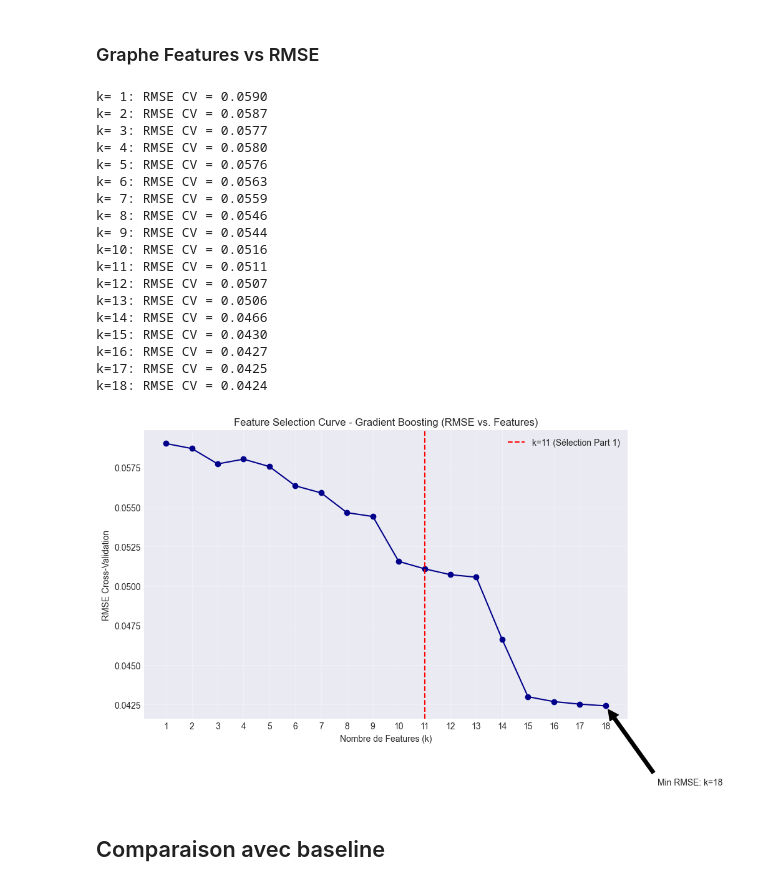
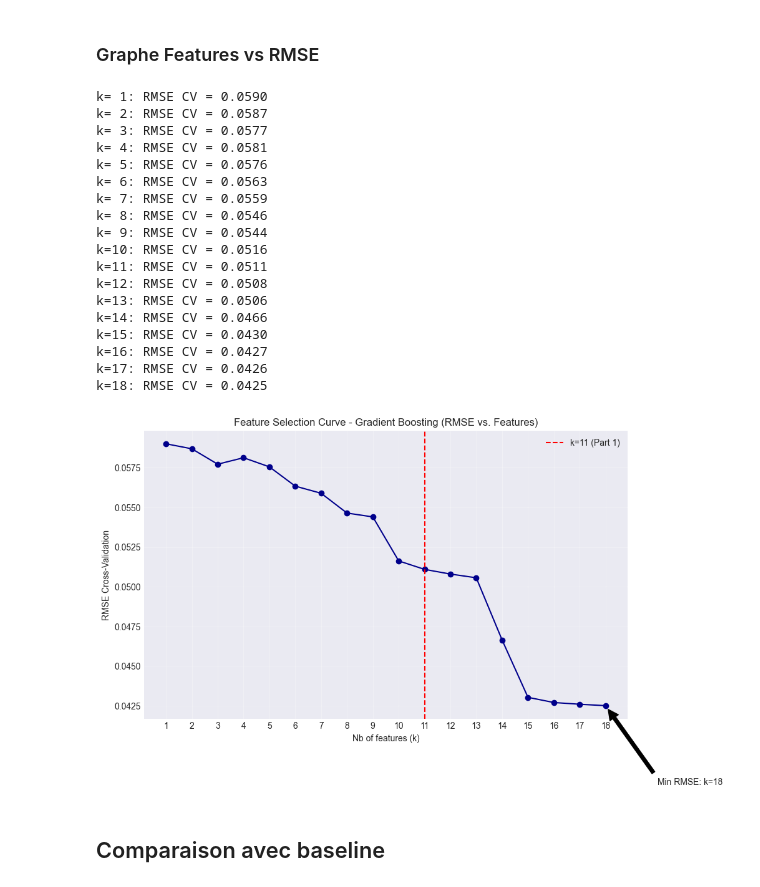
Before and after one commit to mat-bau/ml-project, a Jupyter notebook: notebooks/03_nonlinear_model.ipynb, the cells around one changed output. Saved outputs shown, nothing was run; the diff lists cells and outputs as text; code cells hidden in the pictures.

Commit message:
Final comit for Part 1 and Part 2

```diff
--- a/notebooks/03_nonlinear_model.ipynb
+++ b/notebooks/03_nonlinear_model.ipynb
@@ -292,42 +292,42 @@ best_rmse_found = rmse_scores[best_k_idx]
 
 # Mettre en évidence le k=11 sélectionné en Part 1
 baseline_k_part1 = 11
-plt.axvline(x=baseline_k_part1, color='red', linestyle='--', label=f'k={baseline_k_part1} (Sélection Part 1)')
+plt.axvline(x=baseline_k_part1, color='red', linestyle='--', label=f'k={baseline_k_part1} (Part 1)')
 
 plt.annotate(f'Min RMSE: k={best_k_found}',
              xy=(best_k_found, best_rmse_found),
              xytext=(best_k_found+2, best_rmse_found-0.005),
              arrowprops=dict(facecolor='black', shrink=0.05),
              fontsize=10)
 
 plt.title(f'Feature Selection Curve - {best_model_name} (RMSE vs. Features)')
-plt.xlabel('Nombre de Features (k)')
+plt.xlabel('Nb of features (k)')
 plt.ylabel('RMSE Cross-Validation')
 plt.xticks(n_features_range)
 plt.legend()
 plt.grid(True, alpha=0.3)
-plt.savefig(f'../results/reports/figures/feature_selection_curve_{best_model_name.replace(" ", "_").lower()}.pdf')
+plt.savefig(f'../results/reports/figures/part2/feature_selection_curve_{best_model_name.replace(" ", "_").lower()}.pdf')
 plt.show()
 # %% [output]
 k= 1: RMSE CV = 0.0590
 k= 2: RMSE CV = 0.0587
 k= 3: RMSE CV = 0.0577
-k= 4: RMSE CV = 0.0580
+k= 4: RMSE CV = 0.0581
 k= 5: RMSE CV = 0.0576
 k= 6: RMSE CV = 0.0563
 k= 7: RMSE CV = 0.0559
 k= 8: RMSE CV = 0.0546
 k= 9: RMSE CV = 0.0544
 k=10: RMSE CV = 0.0516
 k=11: RMSE CV = 0.0511
-k=12: RMSE CV = 0.0507
+k=12: RMSE CV = 0.0508
 k=13: RMSE CV = 0.0506
 k=14: RMSE CV = 0.0466
 k=15: RMSE CV = 0.0430
 k=16: RMSE CV = 0.0427
-k=17: RMSE CV = 0.0425
-k=18: RMSE CV = 0.0424
+k=17: RMSE CV = 0.0426
+k=18: RMSE CV = 0.0425
-[figure, old version]
+[figure, new version]
 # %% [markdown]
 ## Comparaison avec baseline
 # %%
```
Also changed, not shown: 11 other files.
